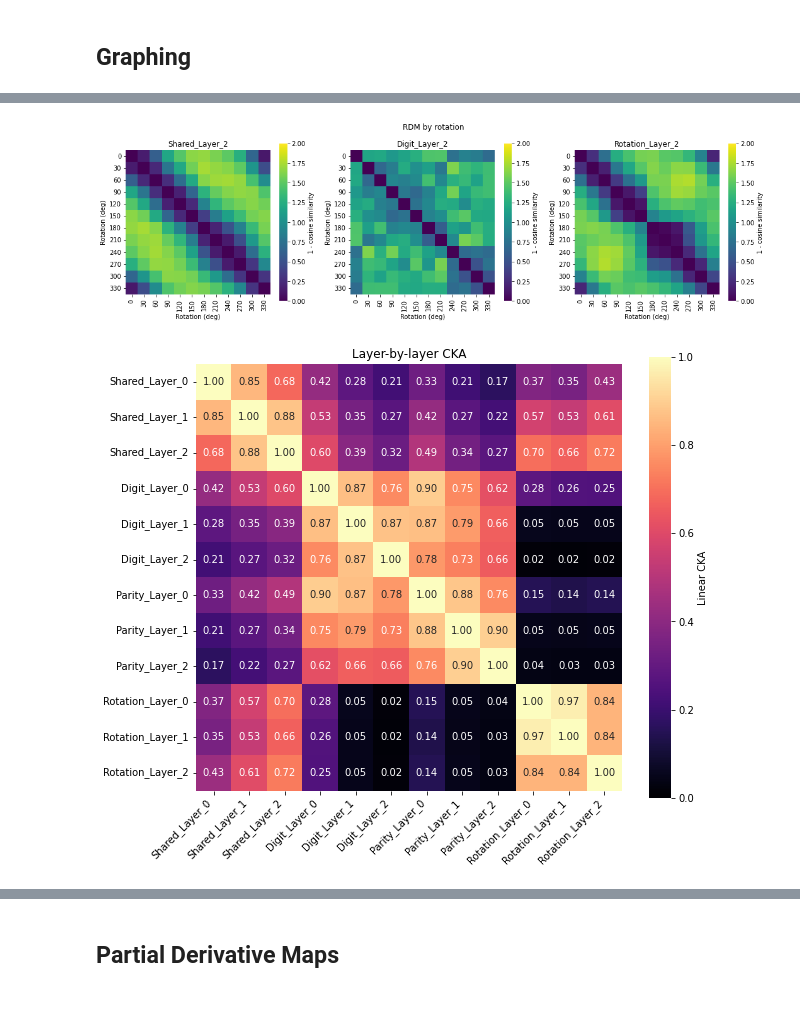
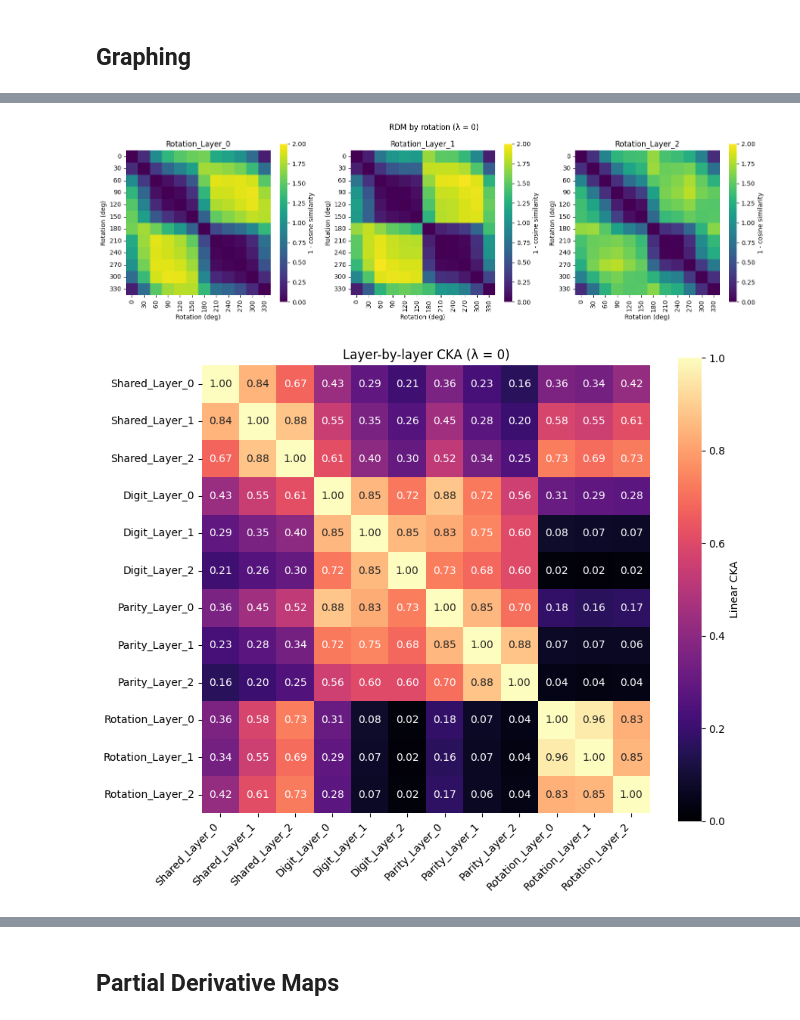
Before and after one commit to tjp095/DSC180A, a Jupyter notebook: rotated-MNIST/rotated-MNIST-test.ipynb, the cells around one changed output, grey strips where cells are left out. Cells and saved outputs as stored; diff of their text form; code cells hidden in the pictures.

```diff
--- a/rotated-MNIST/rotated-MNIST-test.ipynb
+++ b/rotated-MNIST/rotated-MNIST-test.ipynb
@@ -527,7 +620,7 @@ def plot_digit_rdm(model, layer_names, num_batches=60):
 
 
 # 2. RDM by rotation: same idea, with the angles grouped into n_bins bins
-def plot_rotation_rdm(model, layer_names, num_batches=60, n_bins=12):
+def plot_rotation_rdm(model, label, layer_names, num_batches=60, n_bins=12):
     model.eval()
     layer_acts = {layer: [] for layer in layer_names}
     rot_labels = []
@@ -556,13 +649,13 @@ def plot_rotation_rdm(model, layer_names, num_batches=60, n_bins=12):
         ax.set_title(layer)
         ax.set_xlabel("Rotation (deg)")
         ax.set_ylabel("Rotation (deg)")
-    fig.suptitle("RDM by rotation")
+    fig.suptitle(f"RDM by rotation {label}")
     plt.tight_layout()
     plt.show()
 
 
 # 3. Layer-by-layer linear CKA (same formula as ecephys_CKA, in feature form)
-def plot_layer_cka(model, num_batches=60):
+def plot_layer_cka(model, label, num_batches=60):
     model.eval()
     layer_acts = {}
     with torch.no_grad():
@@ -589,12 +682,15 @@ def plot_layer_cka(model, num_batches=60):
     fig, ax = plt.subplots(figsize=(9, 7.5))
     sns.heatmap(cka, ax=ax, annot=True, fmt=".2f", cmap="magma", vmin=0, vmax=1, square=True,
                 xticklabels=layer_names, yticklabels=layer_names, cbar_kws={"label": "Linear CKA"})
-    ax.set_title("Layer-by-layer CKA")
+    ax.set_title(f"Layer-by-layer CKA {label}")
     plt.xticks(rotation=45, ha="right")
     plt.tight_layout()
     plt.show()
     return cka
 # %%
-wide_model = load_DNN_model("wide-models/wide-1600-epoch-model.pkl")
-plot_digit_rdm(wide_model, ["Shared_Layer_2", "Digit_Layer_2", "Parity_Layer_2"])
+wide_model = load_DNN_model("wide-models/wide-1000-epoch-model.pkl")
+low_model = load_DNN_model("ortho-models/ortho-500-epoch-model.pkl")
+high_model = load_DNN_model("strong-ortho-models/strong-ortho-500-epoch-model.pkl")
+
+plot_digit_rdm(wide_model, "(λ = 0)", ["Shared_Layer_2", "Digit_Layer_2", "Parity_Layer_2"])
 # %% [output]
@@ -602,8 +698,8 @@ plot_digit_rdm(wide_model, ["Shared_Layer_2", "Digit_Layer_2", "Parity_Layer_2"]
 # %%
-plot_rotation_rdm(wide_model, ["Shared_Layer_2", "Digit_Layer_2", "Rotation_Layer_2"])
+plot_rotation_rdm(wide_model, "(λ = 0)", ["Rotation_Layer_0", "Rotation_Layer_1", "Rotation_Layer_2"])
 # %% [output]
-[figure, old version]
+[figure, new version]
 # %%
-wide_cka = plot_layer_cka(wide_model)
+wide_cka = plot_layer_cka(wide_model, "(λ = 0)")
 # %% [output]
-[figure, old version]
+[figure, new version]
```
Also changed, not shown: parts of 22 cells of this notebook, 1 other file.
